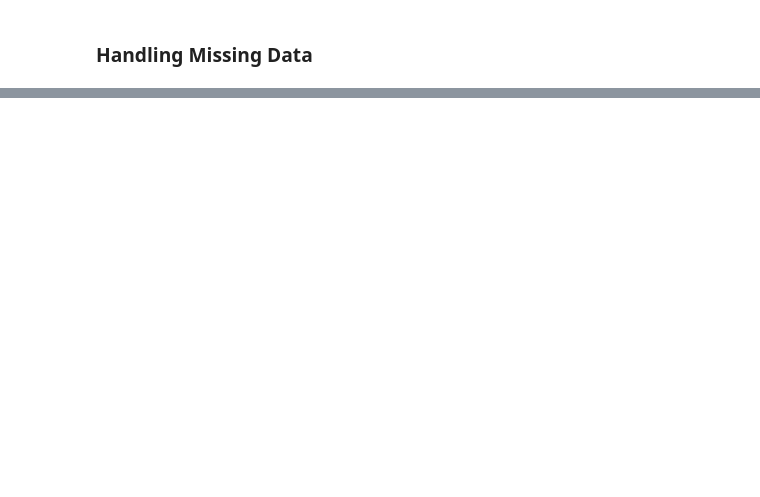
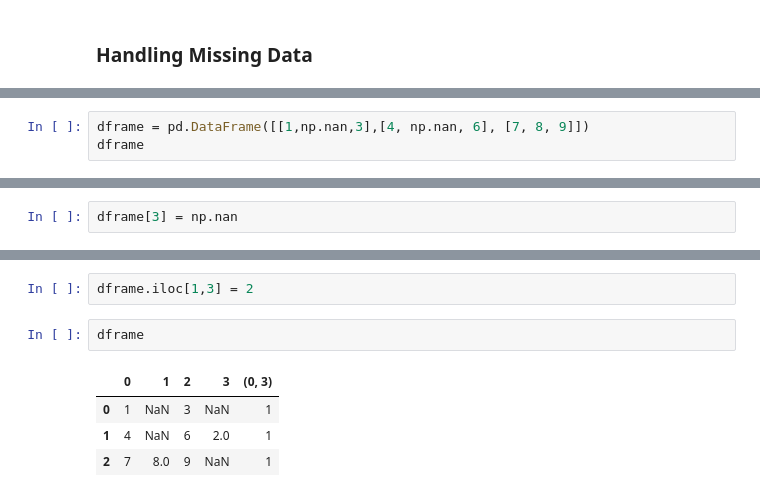
Before and after one commit to ali-d-nasseri/Python-Tutorials, a Jupyter notebook: Pandas-Analysis-Kaggle-Survey.ipynb, the cells around one changed output, grey strips where cells are left out. Cells and saved outputs as stored; diff of their text form; blank space fills up the shorter version.

```diff
--- a/Pandas-Analysis-Kaggle-Survey.ipynb
+++ b/Pandas-Analysis-Kaggle-Survey.ipynb
@@ -686,0 +754,3 @@ df.subtract(df['R'], axis=0) # column wise
+# %%
+dframe = pd.DataFrame([[1,np.nan,3],[4, np.nan, 6], [7, 8, 9]])
+dframe
@@ -686,0 +786,2 @@ df.subtract(df['R'], axis=0) # column wise
+# %%
+dframe[3] = np.nan
@@ -686,0 +870,9 @@ df.subtract(df['R'], axis=0) # column wise
+# %%
+dframe.iloc[1,3] = 2
+# %%
+dframe
+# %% [output]
+|  | 0 | 1 | 2 | 3 | (0, 3) |
+| 0 | 1 | NaN | 3 | NaN | 1 |
+| 1 | 4 | NaN | 6 | 2.0 | 1 |
+| 2 | 7 | 8.0 | 9 | NaN | 1 |
```
Also changed, not shown: parts of 38 cells of this notebook.
